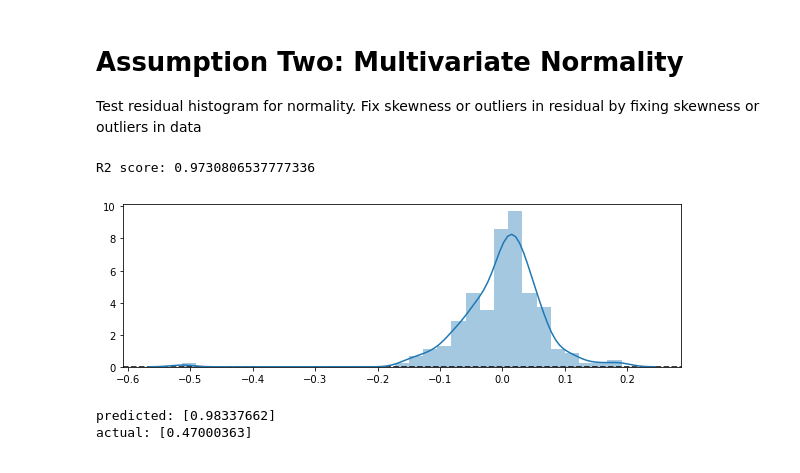
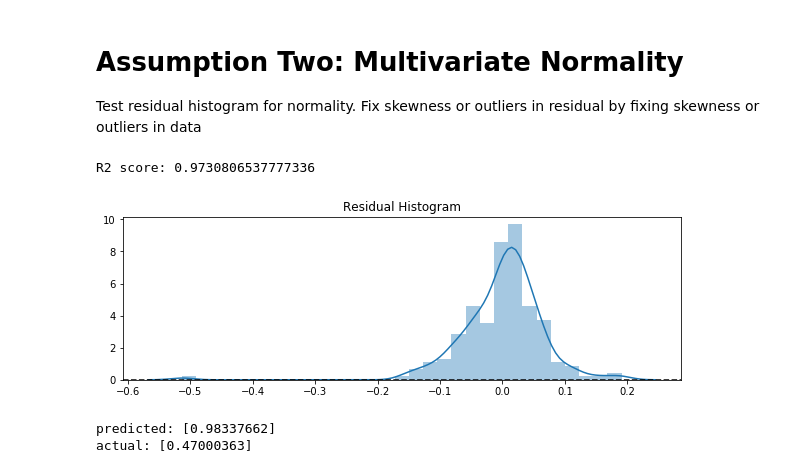
Before and after one commit to cobrobrown/thinkful_course, a Jupyter notebook: unit_2_supervised_learning/2.4.3_the_extraordinary_power_of_explanatory_power/2.4.3_linear_regression_assumptions.ipynb, the cells around one changed output. Saved outputs shown, nothing was run; the diff lists cells and outputs as text; code cells hidden in the pictures.

```diff
--- a/unit_2_supervised_learning/2.4.3_the_extraordinary_power_of_explanatory_power/2.4.3_linear_regression_assumptions.ipynb
+++ b/unit_2_supervised_learning/2.4.3_the_extraordinary_power_of_explanatory_power/2.4.3_linear_regression_assumptions.ipynb
@@ -175,24 +139,24 @@ Test residual histogram for normality. Fix skewness or outliers in residual by f
 # %%
 # prepare X and Y
 A2_X = X.copy()
 A2_X['log_tv'] = X['TV'].apply(np.log)
 A2_X.drop('TV', axis = 1, inplace = True)
 A2_Y = data['Sales'].apply(np.log).values.reshape(-1,1)
 # fit the model
 A2_lg_model = linear_model.LinearRegression()
 A2_lg_model.fit(A2_X, A2_Y)
 A2_predicted = A2_lg_model.predict(A2_X).ravel().reshape(-1,1)
 A2_residual = A2_Y - A2_predicted
 A2_r2 = A2_lg_model.score(A2_X, A2_Y)
 print ("R2 score: {}".format(A2_r2))
 # plot residual and histogram
-plt.figure(figsize = (10,3))
+plt.figure(figsize = (10,3));
+sns.distplot(A2_residual).set_title('Residual Histogram')
 plt.axhline(0, linestyle = '--', color = 'k')
-sns.distplot(A2_residual)
 plt.show()
 # %% [output]
 R2 score: 0.9730806537777336
-[figure, old version]
+[figure, new version]
 # %%
 # find what conditions cause the outlier at -0.5
 # predicted < 1
```
Also changed, not shown: parts of 8 cells of this notebook.
